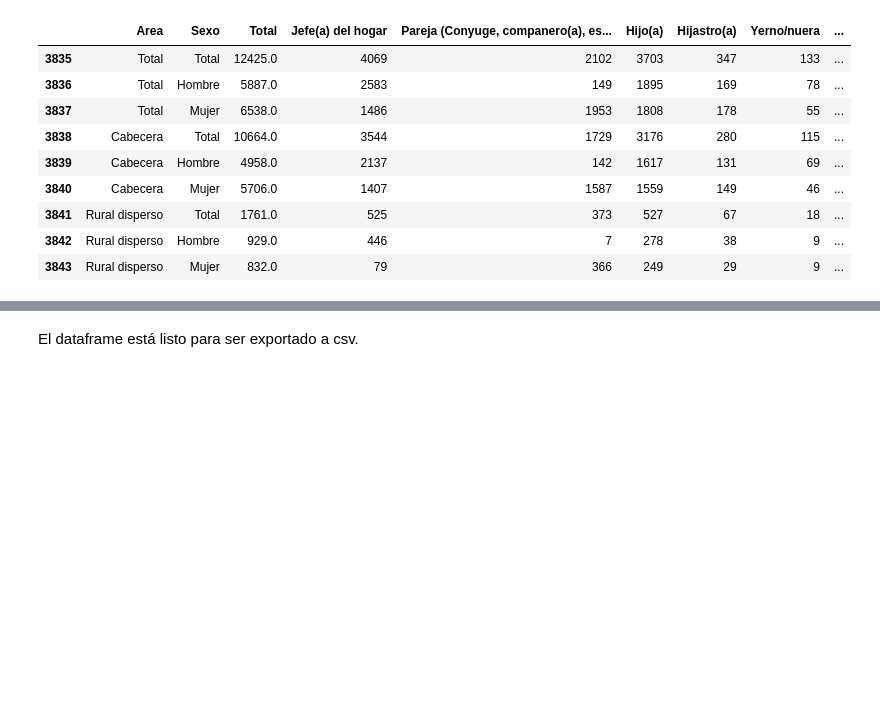
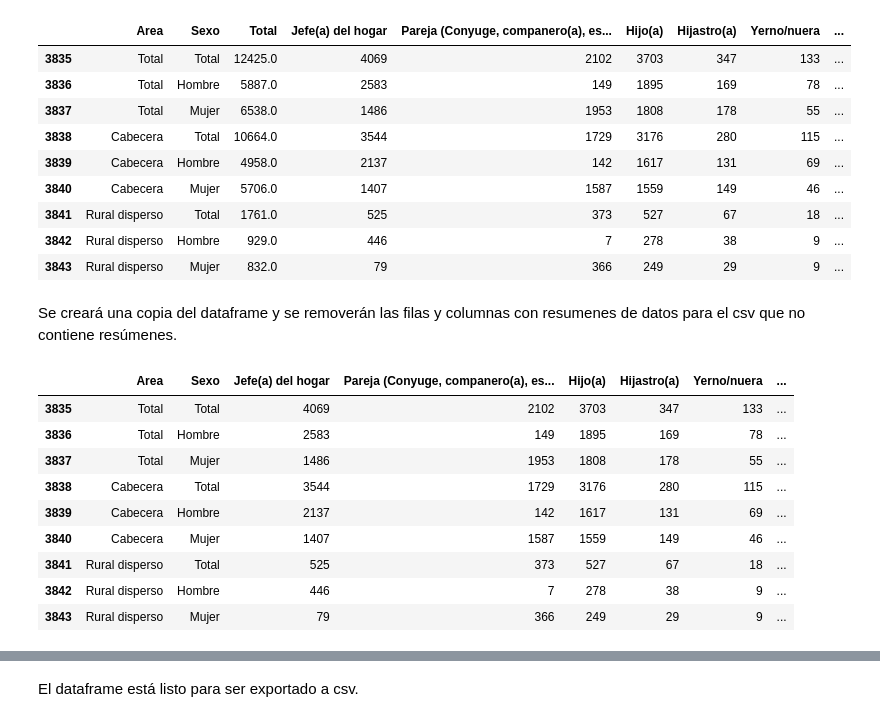
Before and after one commit to Schiavi13/Censo-Viterbo-Caldas-2018, a Jupyter notebook: source_to_csv_4pm.ipynb, the cells around one changed output, grey strips where cells are left out. Drawn from its saved outputs; the diff is of its cells as text; code cells hidden in the pictures; blank space fills up the shorter version.

Commit message:
Actualiza procesamiento de hoja 4PM, retornando csv con totales y sin totales

```diff
--- a/source_to_csv_4pm.ipynb
+++ b/source_to_csv_4pm.ipynb
@@ -135,3 +137,20 @@ df_4pm
 | 3841 | Rural disperso | Total | 1761.0 | 525 | 373 | 527 | 67 | 18 | ... |
 | 3842 | Rural disperso | Hombre | 929.0 | 446 | 7 | 278 | 38 | 9 | ... |
 | 3843 | Rural disperso | Mujer | 832.0 | 79 | 366 | 249 | 29 | 9 | ... |
+# %% [markdown]
+Se creará una copia del dataframe y se removerán las filas y columnas con resumenes de datos para el csv que no contiene resúmenes.
+# %%
+df_4pm_cleaned = df_4pm.copy()
+df_4pm_cleaned.drop(['Total'], axis=1, inplace=True)
+df_4pm_cleaned
+# %% [output]
+|  | Area | Sexo | Jefe(a) del hogar | Pareja (Conyuge, companero(a), es... | Hijo(a) | Hijastro(a) | Yerno/nuera | ... |
+| 3835 | Total | Total | 4069 | 2102 | 3703 | 347 | 133 | ... |
+| 3836 | Total | Hombre | 2583 | 149 | 1895 | 169 | 78 | ... |
+| 3837 | Total | Mujer | 1486 | 1953 | 1808 | 178 | 55 | ... |
+| 3838 | Cabecera | Total | 3544 | 1729 | 3176 | 280 | 115 | ... |
+| 3839 | Cabecera | Hombre | 2137 | 142 | 1617 | 131 | 69 | ... |
+| 3840 | Cabecera | Mujer | 1407 | 1587 | 1559 | 149 | 46 | ... |
+| 3841 | Rural disperso | Total | 525 | 373 | 527 | 67 | 18 | ... |
+| 3842 | Rural disperso | Hombre | 446 | 7 | 278 | 38 | 9 | ... |
+| 3843 | Rural disperso | Mujer | 79 | 366 | 249 | 29 | 9 | ... |
```
Also changed, not shown: parts of 3 cells of this notebook.
